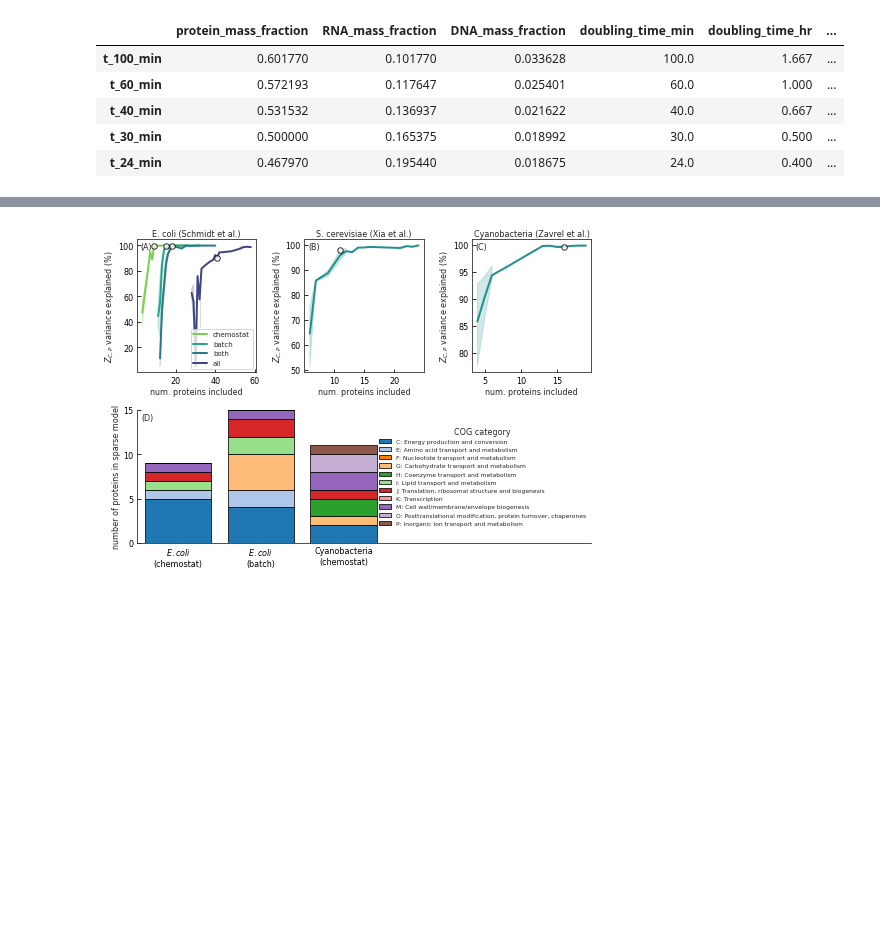
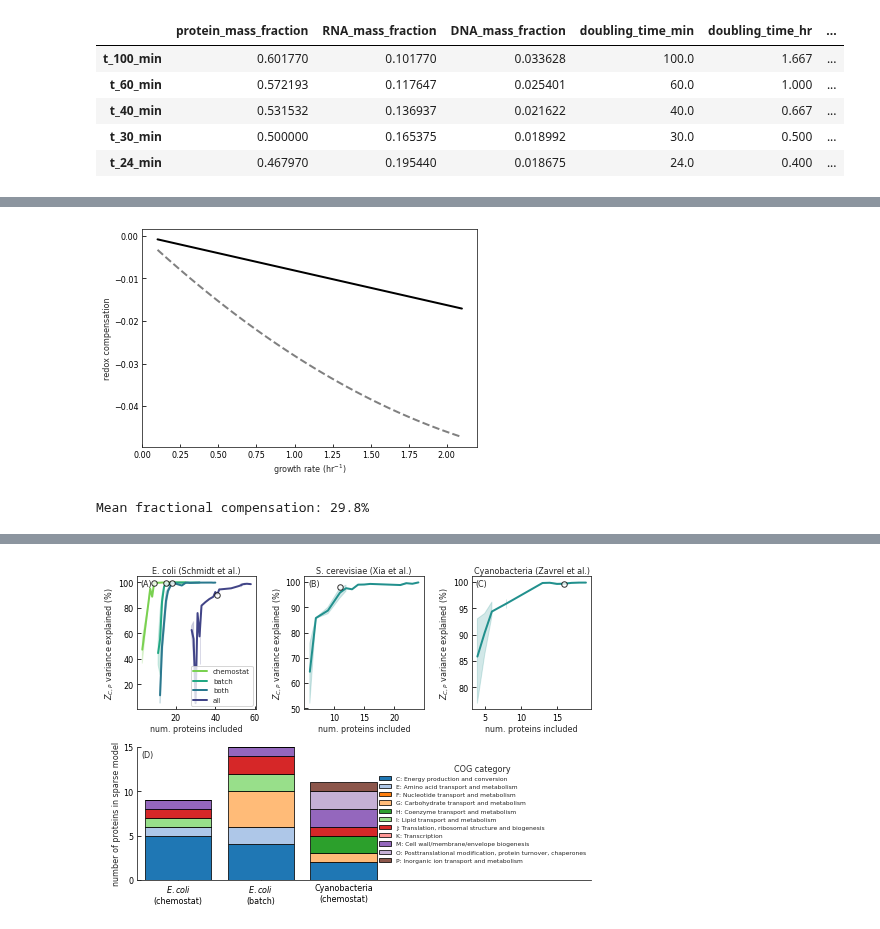
Before and after one commit to flamholz/redox-proteome, a Jupyter notebook: notebooks/Fig7.ipynb, the cells around one changed output, grey strips where cells are left out. Drawn from its saved outputs; the diff is of its cells as text; code cells hidden in the pictures; blank space fills up the shorter version.

```diff
--- a/notebooks/Fig7.ipynb
+++ b/notebooks/Fig7.ipynb
@@ -107,3 +124,30 @@ LinregressResult(slope=0.025909765398062033, intercept=-0.025046729757800028, rv
+# %%
+# What fraction of the oxidation effect does protein compensate for?
+# 1) We assume a diffuse mechanism, i.e. reductant goes everywhere
+# with prob. proportional to C mass fraction. Protein should do ≈half the work.
+# 2) Estimate how much work by regressing protein C mass against growth rate, above.
+# 3) Compare the slope of Z_CP vs growth rate from biomass compsition to proteomics.
+
+lams = np.linspace(0.1, 2.1, 100)
+protein_C_frac_pred = protein_C_regression.intercept + protein_C_regression.slope * lams
+delta_ZCB_pred = lambda_ZCB_regression.slope * lams # omit intercept
+pred_compensation = -delta_ZCB_pred*protein_C_frac_pred
+actual_compensation = schmidt_lambda_ZCP_regression.slope * lams
+
+plt.figure()
+plt.plot(lams, pred_compensation, ls='--', color='grey')
+plt.plot(lams, actual_compensation, ls='-', color='black')
+plt.xlabel('growth rate (hr$^{-1}$)')
+plt.ylabel('redox compensation')
+plt.show()
+
+fraction_compensation = actual_compensation / pred_compensation
+pct_compensation = 100*fraction_compensation
+mean_compensation = np.mean(pct_compensation)
+print(f'Mean fractional compensation: {mean_compensation:.1f}%')
+# %% [output]
+[figure, added]
+Mean fractional compensation: 29.8%
 # %%
 ##### Figure 7 -- proteins expressed during faster growth are more reduced
 mosaic = 'ABC\nABD'
```
Also changed, not shown: parts of 4 cells of this notebook, 4 other files.
